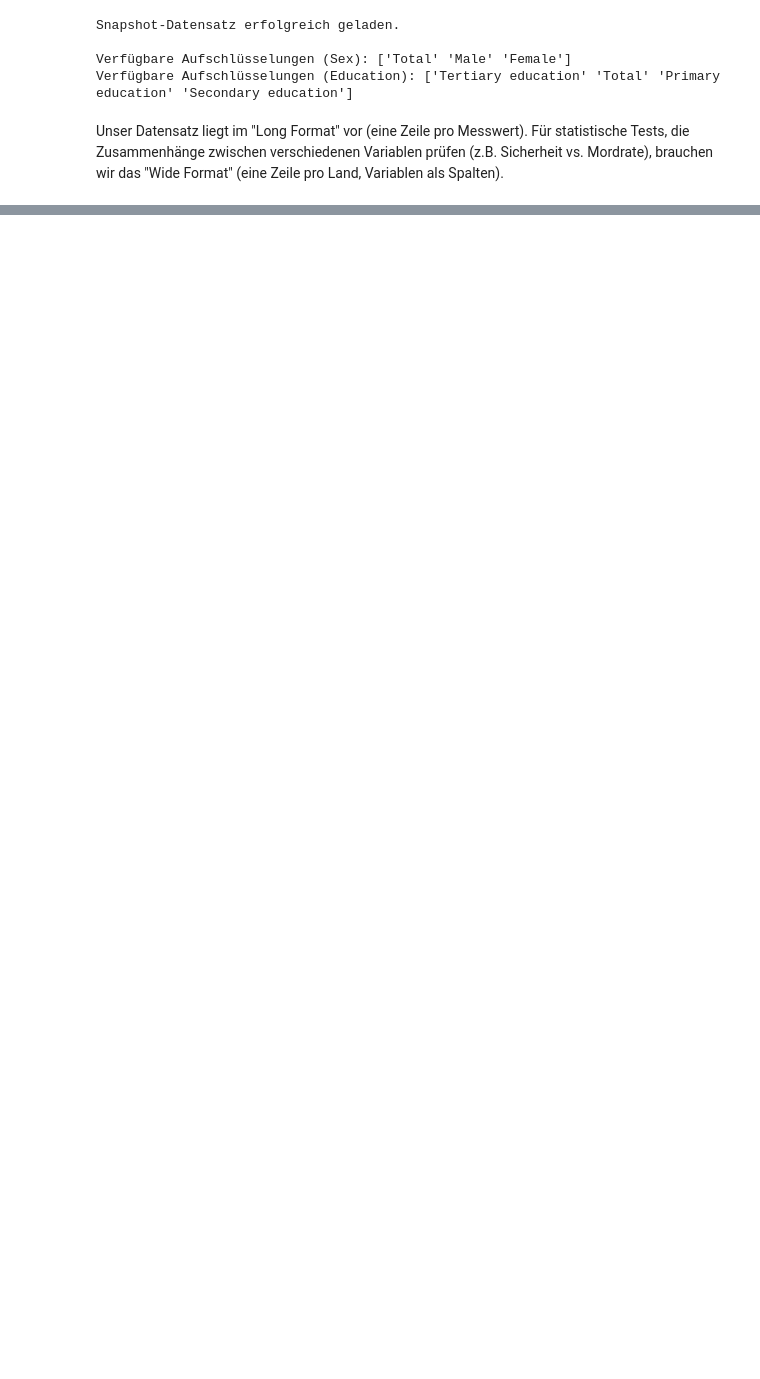
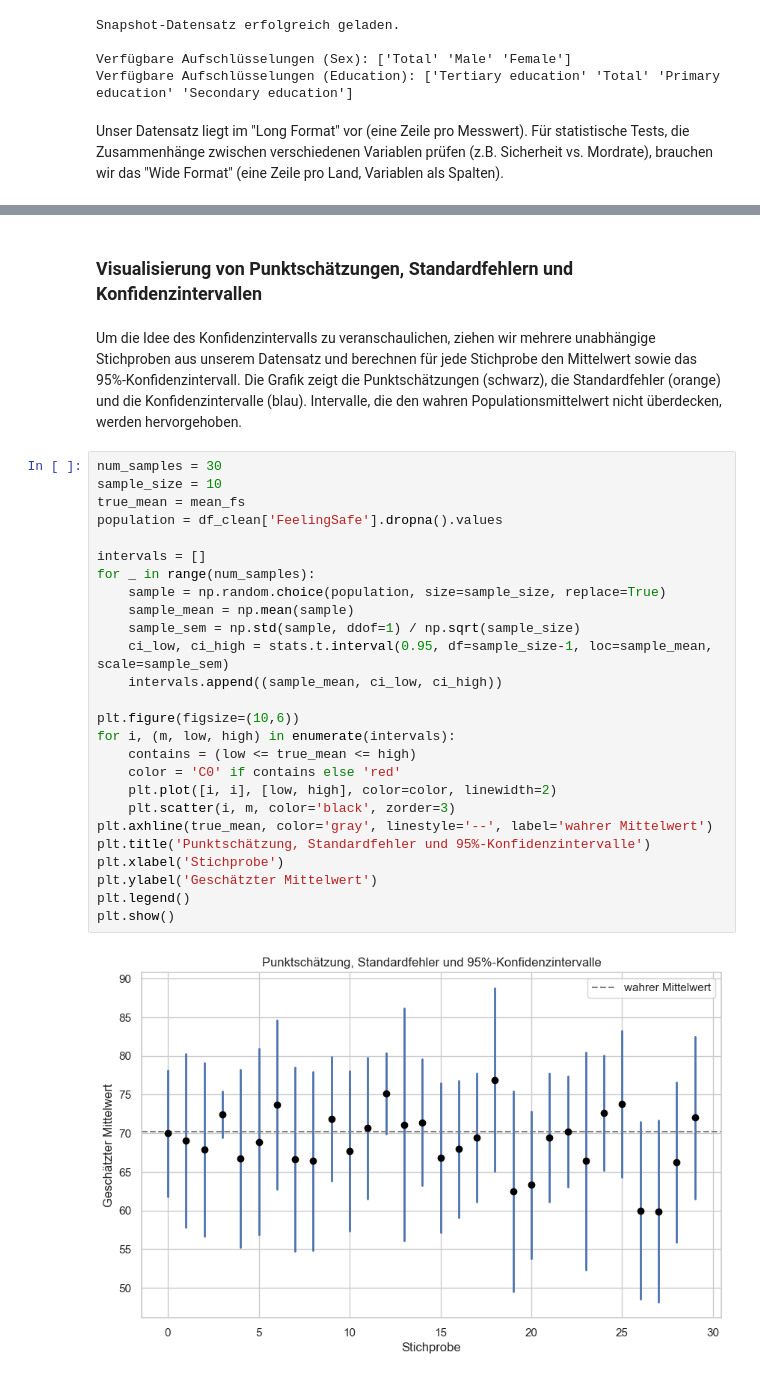
Before and after one commit to flurinasophie/Statistik_Projekt_OECDWellBeing, a Jupyter notebook: notebooks/04_Induktive_Statistik_und_Gruppenvergleiche.ipynb, the cells around one changed output, grey strips where cells are left out. Cells and saved outputs as stored; diff of their text form; blank space fills up the shorter version.

```diff
--- a/notebooks/04_Induktive_Statistik_und_Gruppenvergleiche.ipynb
+++ b/notebooks/04_Induktive_Statistik_und_Gruppenvergleiche.ipynb
@@ -552,0 +187,32 @@ Im nächsten Notebook (**05_Regressionsanalyse**) werden wir daher **multiple Re
+# %% [markdown]
+### Visualisierung von Punktschätzungen, Standardfehlern und Konfidenzintervallen
+# %% [markdown]
+Um die Idee des Konfidenzintervalls zu veranschaulichen, ziehen wir mehrere unabhängige Stichproben aus unserem Datensatz und berechnen für jede Stichprobe den Mittelwert sowie das 95%‑Konfidenzintervall. Die Grafik zeigt die Punktschätzungen (schwarz), die Standardfehler (orange) und die Konfidenzintervalle (blau). Intervalle, die den wahren Populationsmittelwert nicht überdecken, werden hervorgehoben.
+# %%
+num_samples = 30
+sample_size = 10
+true_mean = mean_fs
+population = df_clean['FeelingSafe'].dropna().values
+
+intervals = []
+for _ in range(num_samples):
+    sample = np.random.choice(population, size=sample_size, replace=True)
+    sample_mean = np.mean(sample)
+    sample_sem = np.std(sample, ddof=1) / np.sqrt(sample_size)
+    ci_low, ci_high = stats.t.interval(0.95, df=sample_size-1, loc=sample_mean, scale=sample_sem)
+    intervals.append((sample_mean, ci_low, ci_high))
+
+plt.figure(figsize=(10,6))
+for i, (m, low, high) in enumerate(intervals):
+    contains = (low <= true_mean <= high)
+    color = 'C0' if contains else 'red'
+    plt.plot([i, i], [low, high], color=color, linewidth=2)
+    plt.scatter(i, m, color='black', zorder=3)
+plt.axhline(true_mean, color='gray', linestyle='--', label='wahrer Mittelwert')
+plt.title('Punktschätzung, Standardfehler und 95%-Konfidenzintervalle')
+plt.xlabel('Stichprobe')
+plt.ylabel('Geschätzter Mittelwert')
+plt.legend()
+plt.show()
+# %% [output]
+[figure, added]
```
Also changed, not shown: parts of 72 cells of this notebook, 1 other file.
